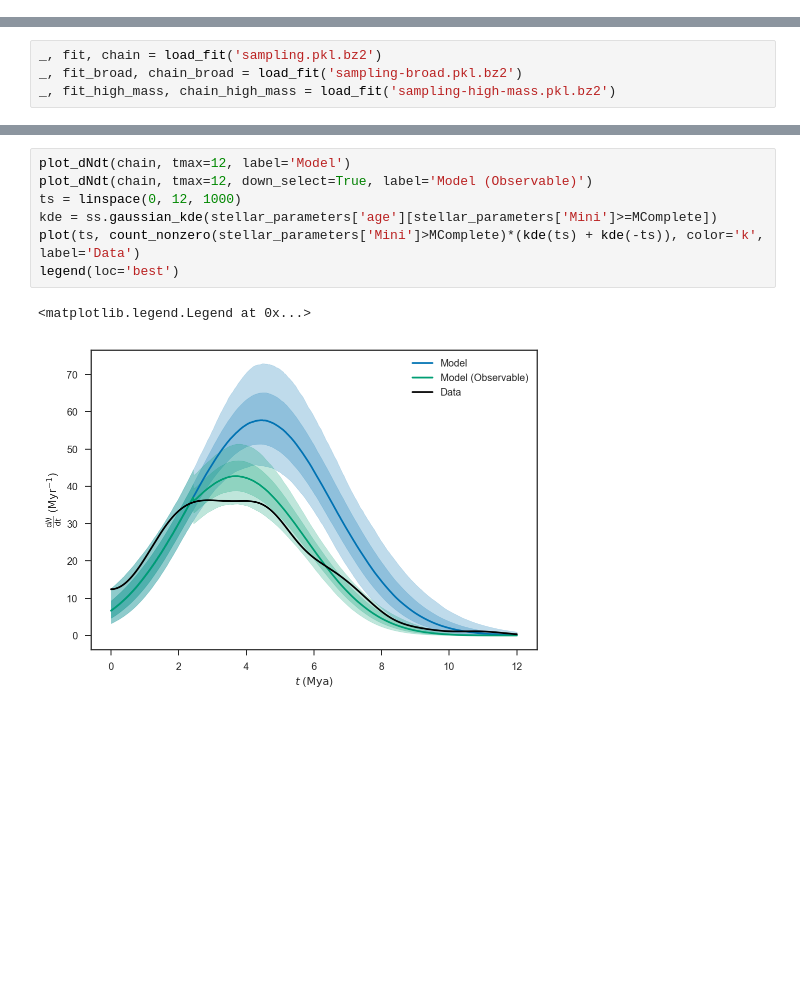
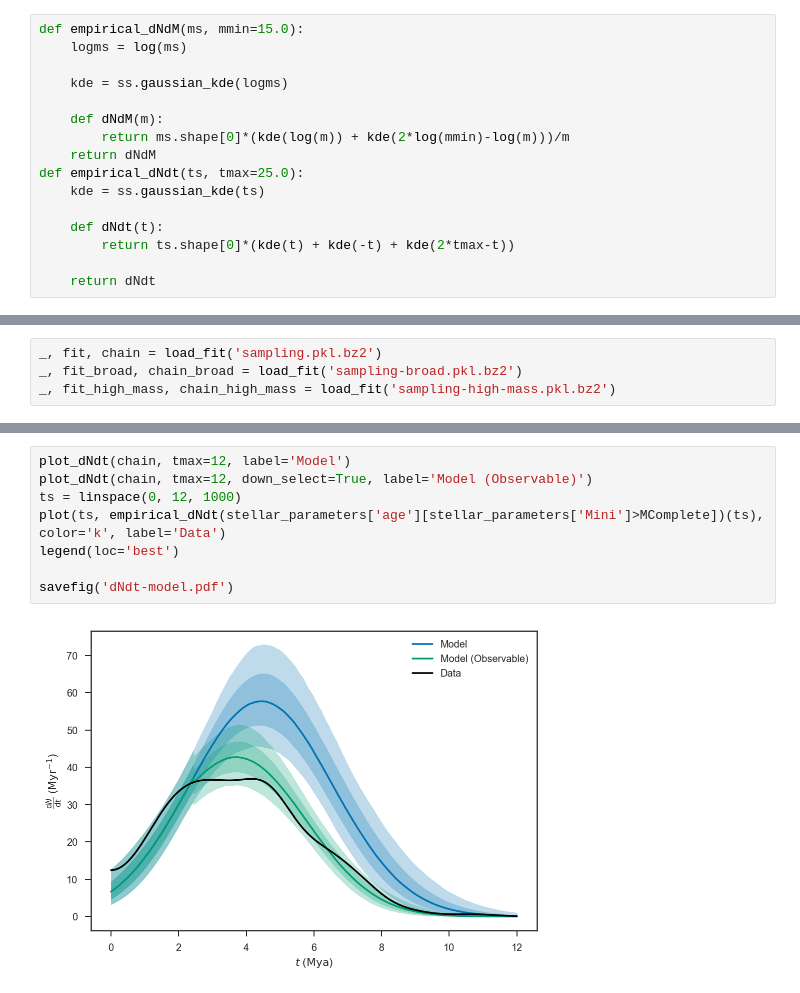
Before and after one commit to farr/30DorIMF, a Jupyter notebook: IMF.ipynb, the cells around one changed output, grey strips where cells are left out. Saved outputs shown, nothing was run; the diff lists cells and outputs as text; blank space fills up the shorter version.

Commit message:
Better PPC plots, synthetic draws, etc.  Looking very good.

```diff
--- a/IMF.ipynb
+++ b/IMF.ipynb
@@ -448,3 +491,19 @@ def plot_dNdt(chain, tmax=25.0, down_select=False, *args, **kwargs):
+# %%
+def empirical_dNdM(ms, mmin=15.0):
+    logms = log(ms)
+
+    kde = ss.gaussian_kde(logms)
+
+    def dNdM(m):
+        return ms.shape[0]*(kde(log(m)) + kde(2*log(mmin)-log(m)))/m
+    return dNdM
+def empirical_dNdt(ts, tmax=25.0):
+    kde = ss.gaussian_kde(ts)
+
+    def dNdt(t):
+        return ts.shape[0]*(kde(t) + kde(-t) + kde(2*tmax-t))
+
+    return dNdt
 # %% [markdown]
 Execute the cell below to re-load the fits.  If you want to be sure that the model code matches, you can change the `_` to `model` to re-load the model as well, but it is probably safer to re-run the cell above where the model is compiled.
 # %%
@@ -466,13 +530,13 @@ legend(loc='best')
 # %%
 plot_dNdt(chain, tmax=12, label='Model')
 plot_dNdt(chain, tmax=12, down_select=True, label='Model (Observable)')
 ts = linspace(0, 12, 1000)
-kde = ss.gaussian_kde(stellar_parameters['age'][stellar_parameters['Mini']>=MComplete])
-plot(ts, count_nonzero(stellar_parameters['Mini']>MComplete)*(kde(ts) + kde(-ts)), color='k', label='Data')
+plot(ts, empirical_dNdt(stellar_parameters['age'][stellar_parameters['Mini']>MComplete])(ts), color='k', label='Data')
 legend(loc='best')
+
+savefig('dNdt-model.pdf')
 # %% [output]
-<matplotlib.legend.Legend at 0x...>
-[figure, old version]
+[figure, new version]
 # %%
 sns.distplot(chain['alpha'], label=r'$M_\mathrm{min} = 15 \, M_\odot$, $\nu = 100$')
 sns.distplot(chain_broad['alpha'], label=r'$M_\mathrm{min} = 15 \, M_\odot$, $\nu = 4$')
```
Also changed, not shown: parts of 18 cells of this notebook, 7 other files.
